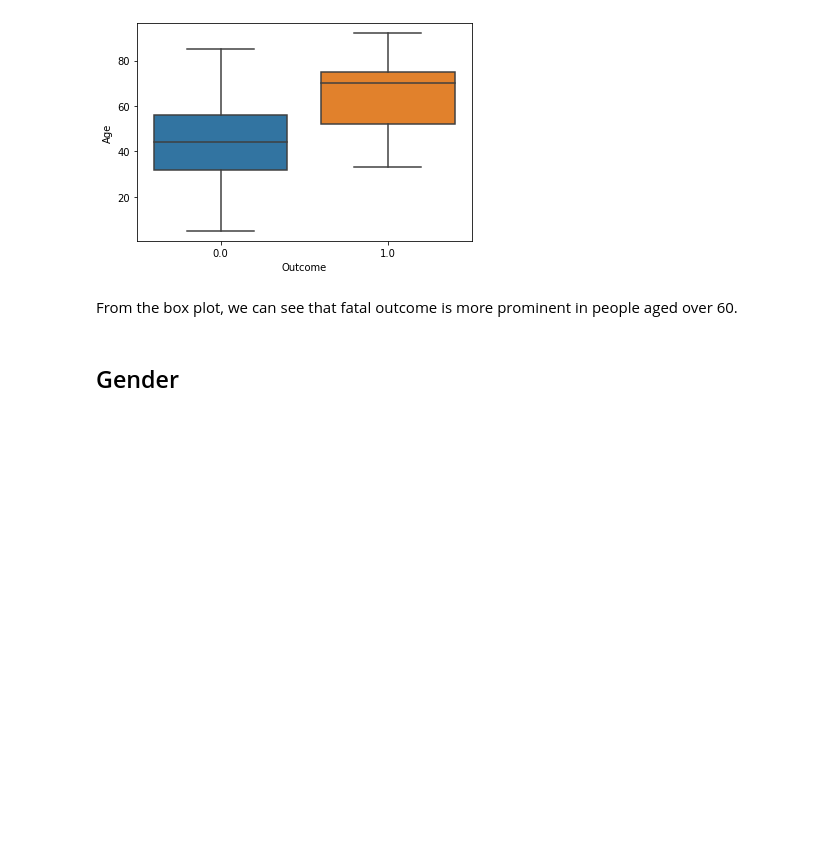
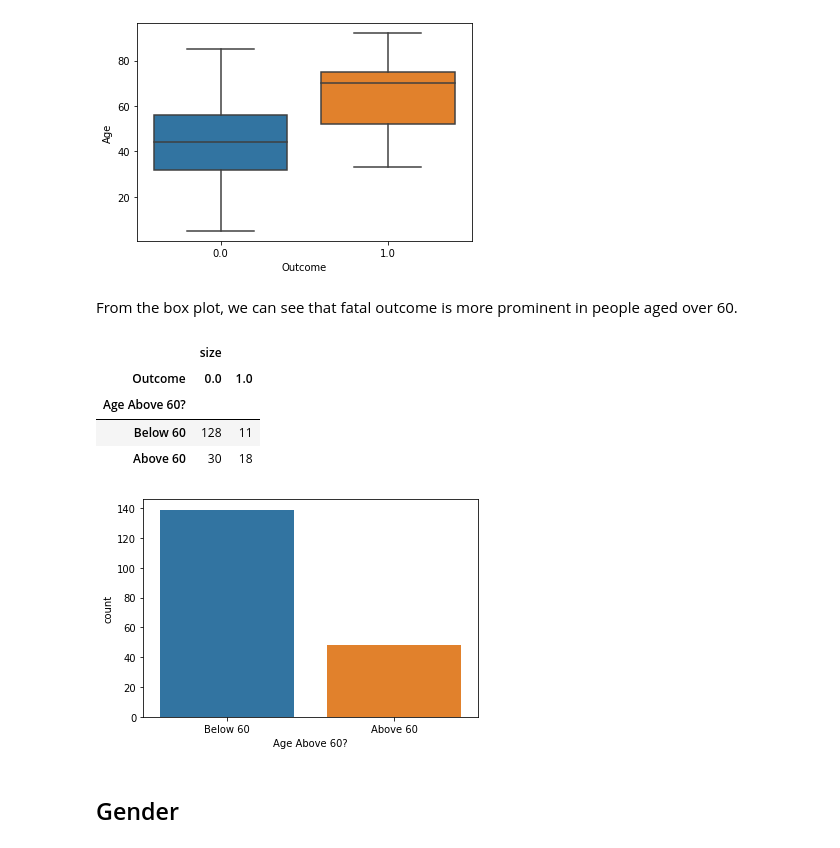
Before and after one commit to pandeyanuradha/Importance-of-SARS-CoV-2-Genomic-Surveillance-Mutations-and-Risk-Stratification, a Jupyter notebook: notebooks/Visual Analysis.ipynb, the cells around one changed output. Cells and saved outputs as stored; diff of their text form; code cells hidden in the pictures; blank space fills up the shorter version.

Commit message:
visual

```diff
--- a/notebooks/Visual Analysis.ipynb
+++ b/notebooks/Visual Analysis.ipynb
@@ -22,3 +30,13 @@ df
 | 185 | 9759 | IGIB1040209759 | IGIB1040209759-1 | 65 | 0 | 22.4 | breathlessness and cough | 1 | ... |
 | 186 | 9766 | IGIB1040209766 | IGIB1040209766-1 | 75 | 1 | 26.2 | fever, breathlessness | 1 | ... |
 187 rows × 65 columns
+# %%
+def plot_count(new_column_name,old_column,groups,group_names):
+    df[new_column_name] = pd.cut(df[old_column], groups, labels=group_names, include_lowest=True )
+    sns.countplot(df[new_column_name])
+    return df
+
+def contingency(data,column):
+    grouped = data.groupby([column,'Outcome'],as_index=False).size()
+    grouped_pivot = grouped.pivot(index=column,columns='Outcome')
+    return grouped_pivot
@@ -31,5 +55,19 @@ sns.boxplot(x="Outcome", y="Age", data=df)
 [figure]
 # %% [markdown]
 From the box plot, we can see that fatal outcome is more prominent in people aged over 60.
+# %%
+age_groups = [0,59,100]
+group_names = ['Below 60','Above 60']
+df = plot_count('Age Above 60?','Age',age_groups,group_names)
+age = df[['Age Above 60?','Outcome']]
+c_age = contingency(age,'Age Above 60?')
+c_age
+# %% [output]
+|  | size |  |
+| Outcome | 0.0 | 1.0 |
+| Age Above 60? |  |  |
+| Below 60 | 128 | 11 |
+| Above 60 | 30 | 18 |
+[figure, added]
 # %% [markdown]
 ## Gender
```
Also changed, not shown: parts of 15 cells of this notebook, 1 other file.
